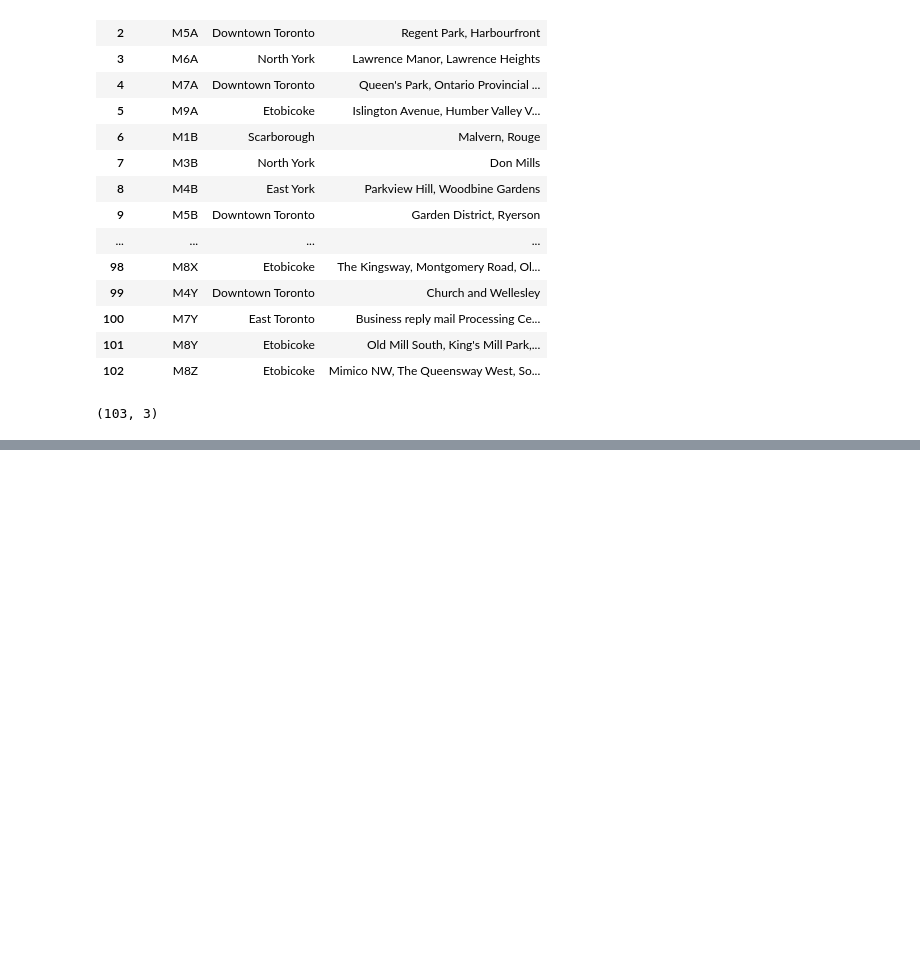
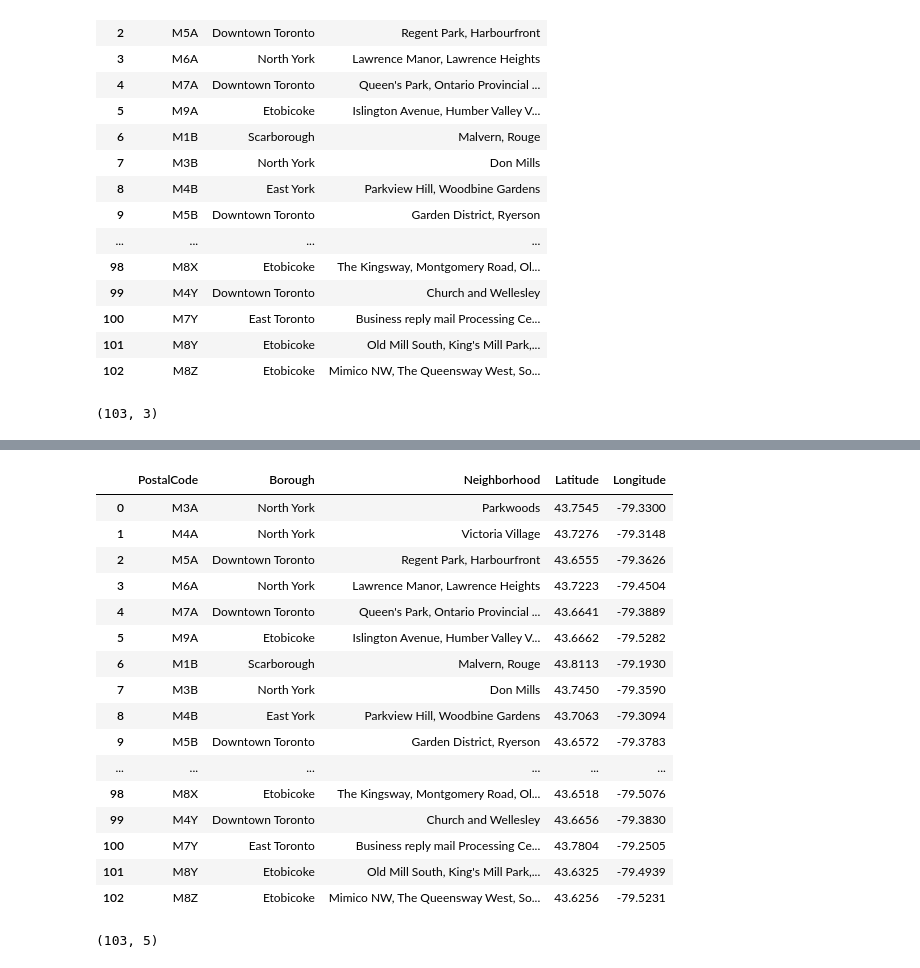
Before and after one commit to emilfh/Coursera_Capstone, a Jupyter notebook: assignment_neighborhoods_in_toronto.ipynb, the cells around one changed output, grey strips where cells are left out. Saved outputs shown, nothing was run; the diff lists cells and outputs as text; code cells hidden in the pictures; blank space fills up the shorter version.

```diff
--- a/assignment_neighborhoods_in_toronto.ipynb
+++ b/assignment_neighborhoods_in_toronto.ipynb
@@ -144,0 +156,17 @@ postal_data.shape
+# %%
+# Find latitudes and longitudes for postcodes
+
+pgeocode.Nominatim('ca')
+geolocator = pgeocode.Nominatim('ca')
+postal_codes = postal_data['PostalCode'].tolist()
+latitudes = []
+longitudes = []
+for i, postal_code in enumerate(postal_codes):
+
+    print(f'--Getting Postal Code: {postal_code}')
+    g = geolocator.query_postal_code(postal_code)
+
+    if not g.empty:
+        print(f'Postal Code {postal_code} has been retrieved. {len(postal_codes) - (i + 1)} codes left')
+        latitudes.append(g.latitude)
+        longitudes.append(g.longitude)
@@ -144,0 +191,29 @@ postal_data.shape
+# %%
+# Add columns to dataframe
+postal_data['Latitude'] = latitudes
+postal_data['Longitude'] = longitudes
+# %%
+# Display dataframe (M7R looks to be retrieved succesfully "isnot empty" but no coordinates returned)
+postal_data
+# %% [output]
+|  | PostalCode | Borough | Neighborhood | Latitude | Longitude |
+| 0 | M3A | North York | Parkwoods | 43.7545 | -79.3300 |
+| 1 | M4A | North York | Victoria Village | 43.7276 | -79.3148 |
+| 2 | M5A | Downtown Toronto | Regent Park, Harbourfront | 43.6555 | -79.3626 |
+| 3 | M6A | North York | Lawrence Manor, Lawrence Heights | 43.7223 | -79.4504 |
+| 4 | M7A | Downtown Toronto | Queen's Park, Ontario Provincial ... | 43.6641 | -79.3889 |
+| 5 | M9A | Etobicoke | Islington Avenue, Humber Valley V... | 43.6662 | -79.5282 |
+| 6 | M1B | Scarborough | Malvern, Rouge | 43.8113 | -79.1930 |
+| 7 | M3B | North York | Don Mills | 43.7450 | -79.3590 |
+| 8 | M4B | East York | Parkview Hill, Woodbine Gardens | 43.7063 | -79.3094 |
+| 9 | M5B | Downtown Toronto | Garden District, Ryerson | 43.6572 | -79.3783 |
+| ... | ... | ... | ... | ... | ... |
+| 98 | M8X | Etobicoke | The Kingsway, Montgomery Road, Ol... | 43.6518 | -79.5076 |
+| 99 | M4Y | Downtown Toronto | Church and Wellesley | 43.6656 | -79.3830 |
+| 100 | M7Y | East Toronto | Business reply mail Processing Ce... | 43.7804 | -79.2505 |
+| 101 | M8Y | Etobicoke | Old Mill South, King's Mill Park,... | 43.6325 | -79.4939 |
+| 102 | M8Z | Etobicoke | Mimico NW, The Queensway West, So... | 43.6256 | -79.5231 |
+# %%
+postal_data.shape
+# %% [output]
+(103, 5)
```
Also changed, not shown: parts of 9 cells of this notebook.
